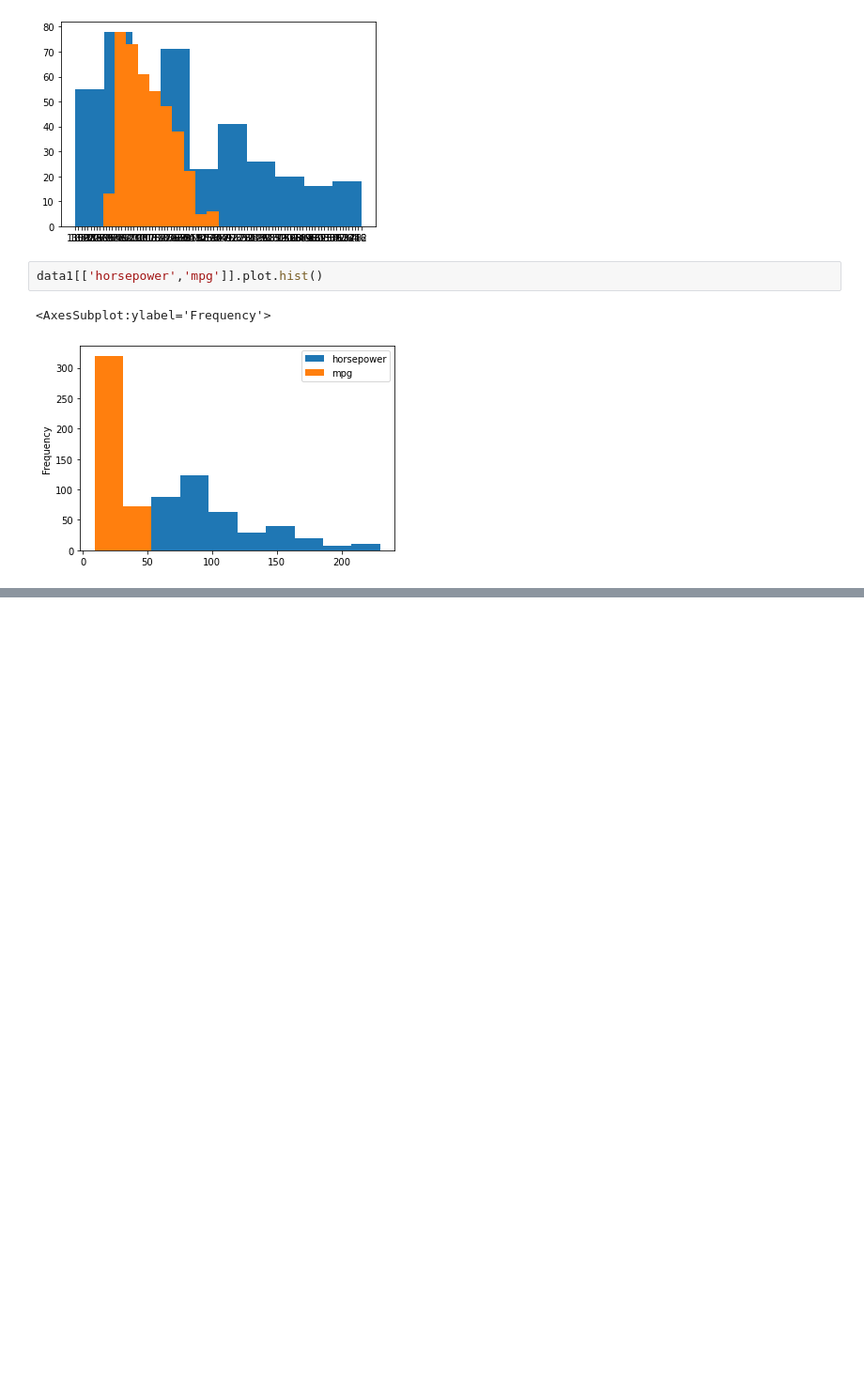
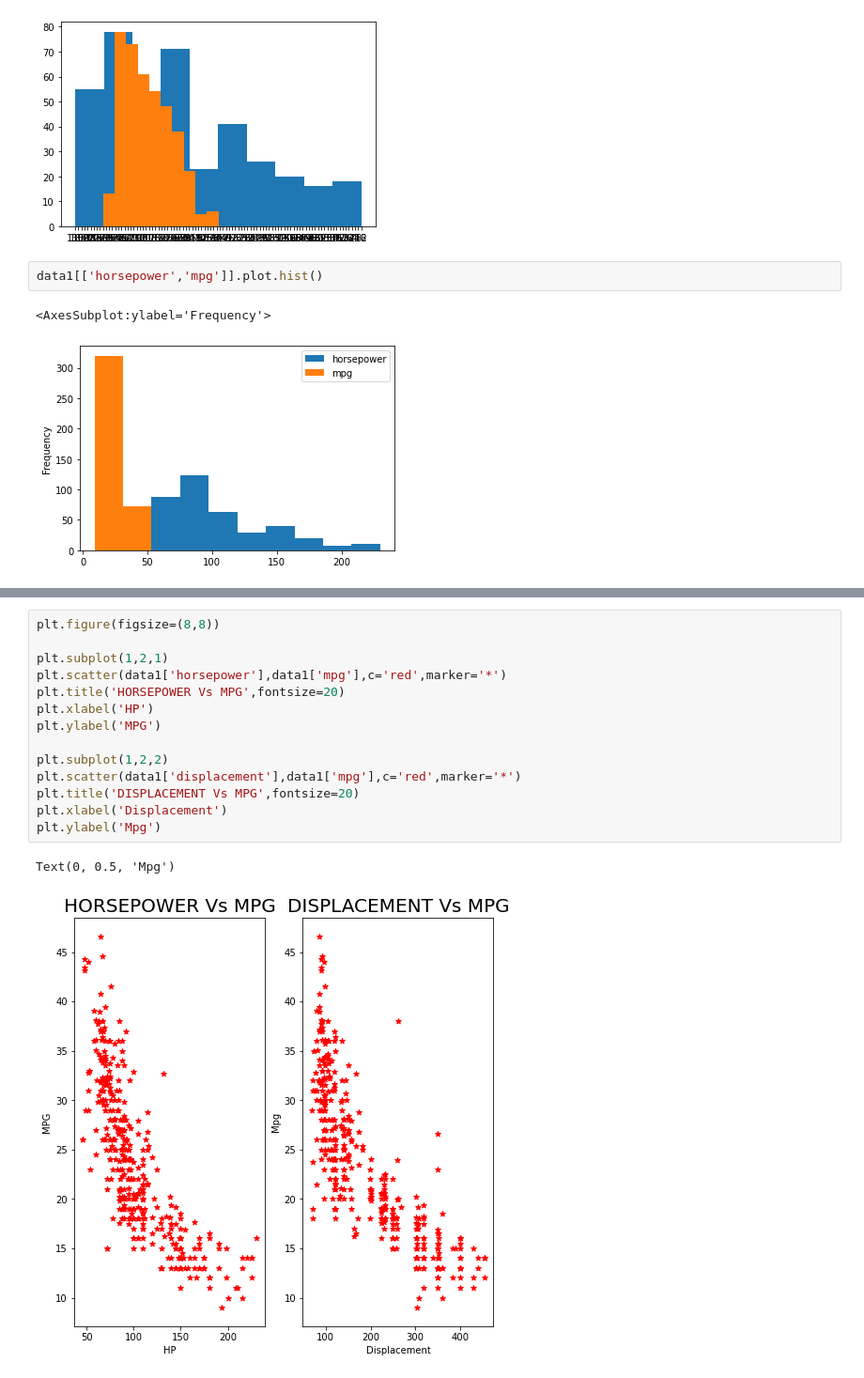
Before and after one commit to Syamkrishna123/python_datascience_libraries, a Jupyter notebook: datascience_matplotlib&Seaborn.ipynb, the cells around one changed output, grey strips where cells are left out. Shown at 94% size. Drawn from its saved outputs; the diff is of its cells as text; blank space fills up the shorter version.

```diff
--- a/datascience_matplotlib&Seaborn.ipynb
+++ b/datascience_matplotlib&Seaborn.ipynb
@@ -260,0 +307,17 @@ data1[['horsepower','mpg']].plot.hist()
+# %%
+plt.figure(figsize=(8,8))
+
+plt.subplot(1,2,1)
+plt.scatter(data1['horsepower'],data1['mpg'],c='red',marker='*')
+plt.title('HORSEPOWER Vs MPG',fontsize=20)
+plt.xlabel('HP')
+plt.ylabel('MPG')
+
+plt.subplot(1,2,2)
+plt.scatter(data1['displacement'],data1['mpg'],c='red',marker='*')
+plt.title('DISPLACEMENT Vs MPG',fontsize=20)
+plt.xlabel('Displacement')
+plt.ylabel('Mpg')
+# %% [output]
+Text(0, 0.5, 'Mpg')
+[figure, added]
```
Also changed, not shown: parts of 5 cells of this notebook.
